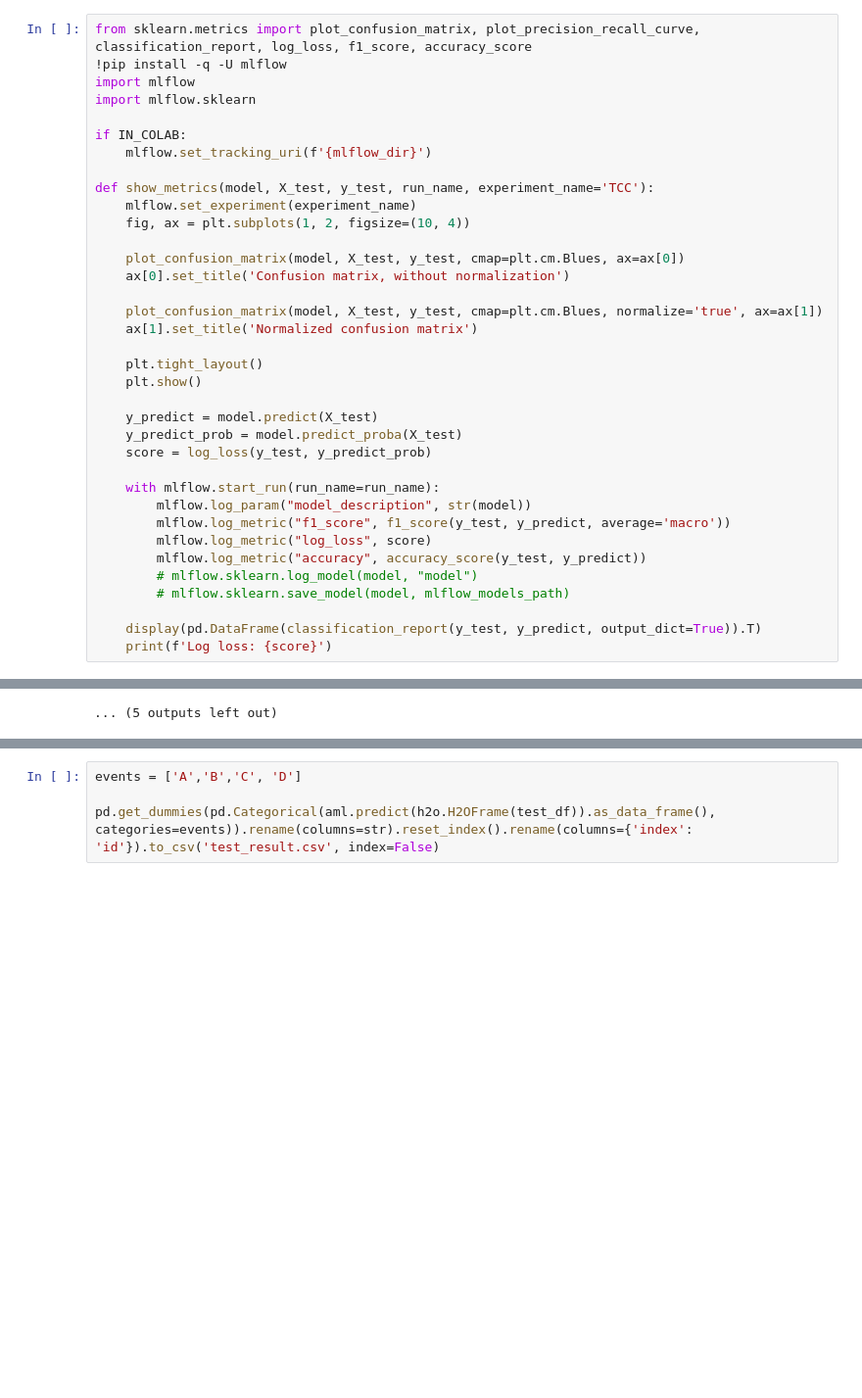
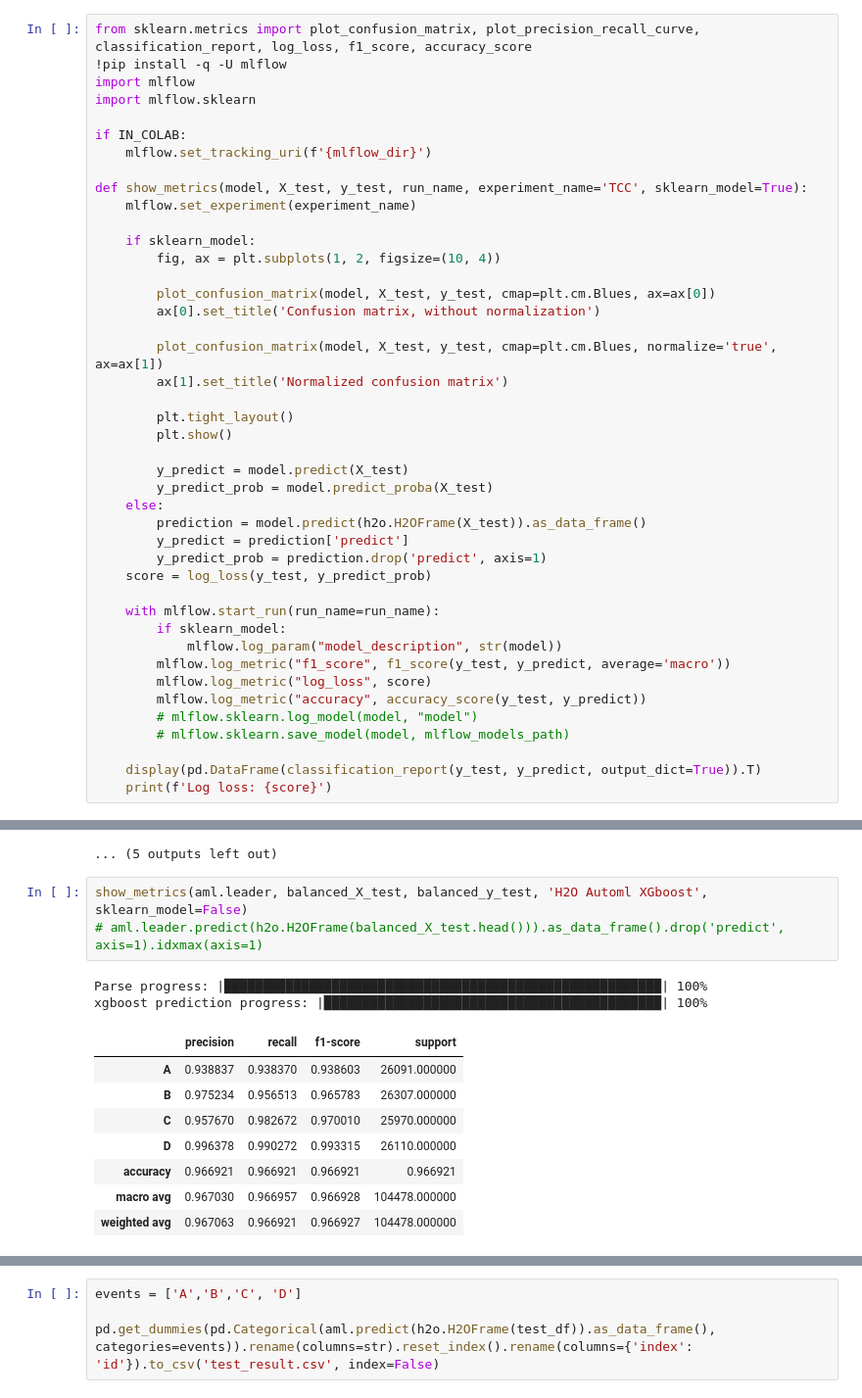
Before and after one commit to joaopamaral/tcc_puc_cdbd, a Jupyter notebook: Treinanco_Modelo_Reducing_Commercial_Aviation_Fatalities.ipynb, the cells around one changed output, grey strips where cells are left out. Shown at 98% size. Cells and saved outputs as stored; diff of their text form; blank space fills up the shorter version.

```diff
--- a/Treinanco_Modelo_Reducing_Commercial_Aviation_Fatalities.ipynb
+++ b/Treinanco_Modelo_Reducing_Commercial_Aviation_Fatalities.ipynb
@@ -114,25 +115,32 @@ import mlflow.sklearn
 if IN_COLAB:
     mlflow.set_tracking_uri(f'{mlflow_dir}')
 
-def show_metrics(model, X_test, y_test, run_name, experiment_name='TCC'):
+def show_metrics(model, X_test, y_test, run_name, experiment_name='TCC', sklearn_model=True):
     mlflow.set_experiment(experiment_name)
-    fig, ax = plt.subplots(1, 2, figsize=(10, 4))
 
-    plot_confusion_matrix(model, X_test, y_test, cmap=plt.cm.Blues, ax=ax[0])
-    ax[0].set_title('Confusion matrix, without normalization')
+    if sklearn_model:
+        fig, ax = plt.subplots(1, 2, figsize=(10, 4))
 
-    plot_confusion_matrix(model, X_test, y_test, cmap=plt.cm.Blues, normalize='true', ax=ax[1])
-    ax[1].set_title('Normalized confusion matrix')
+        plot_confusion_matrix(model, X_test, y_test, cmap=plt.cm.Blues, ax=ax[0])
+        ax[0].set_title('Confusion matrix, without normalization')
 
-    plt.tight_layout()
-    plt.show()
+        plot_confusion_matrix(model, X_test, y_test, cmap=plt.cm.Blues, normalize='true', ax=ax[1])
+        ax[1].set_title('Normalized confusion matrix')
 
-    y_predict = model.predict(X_test)
-    y_predict_prob = model.predict_proba(X_test)
+        plt.tight_layout()
+        plt.show()
+
+        y_predict = model.predict(X_test)
+        y_predict_prob = model.predict_proba(X_test)
+    else:
+        prediction = model.predict(h2o.H2OFrame(X_test)).as_data_frame()
+        y_predict = prediction['predict']
+        y_predict_prob = prediction.drop('predict', axis=1)
     score = log_loss(y_test, y_predict_prob)
 
     with mlflow.start_run(run_name=run_name):
-        mlflow.log_param("model_description", str(model))
+        if sklearn_model:
+            mlflow.log_param("model_description", str(model))
         mlflow.log_metric("f1_score", f1_score(y_test, y_predict, average='macro'))
         mlflow.log_metric("log_loss", score)
         mlflow.log_metric("accuracy", accuracy_score(y_test, y_predict))
@@ -437,3 +447,17 @@ Cross-Validation Metrics Summary:
 | 8 | r2 | 0.8167345 | 0.043217536 | 0.7956219 | 0.7957602 | 0.808126 | 0.79096353 | 0.8932009 |
 | 9 | rmse | 0.4753997 | 0.062019996 | 0.50544304 | 0.5052758 | 0.48973724 | 0.51116884 | 0.3653736 |
 ... (5 outputs left out)
+# %%
+show_metrics(aml.leader, balanced_X_test, balanced_y_test, 'H2O Automl XGboost', sklearn_model=False)
+# aml.leader.predict(h2o.H2OFrame(balanced_X_test.head())).as_data_frame().drop('predict', axis=1).idxmax(axis=1)
+# %% [output]
+Parse progress: |█████████████████████████████████████████████████████████| 100%
+xgboost prediction progress: |████████████████████████████████████████████| 100%
+|  | precision | recall | f1-score | support |
+| A | 0.938837 | 0.938370 | 0.938603 | 26091.000000 |
+| B | 0.975234 | 0.956513 | 0.965783 | 26307.000000 |
+| C | 0.957670 | 0.982672 | 0.970010 | 25970.000000 |
+| D | 0.996378 | 0.990272 | 0.993315 | 26110.000000 |
+| accuracy | 0.966921 | 0.966921 | 0.966921 | 0.966921 |
+| macro avg | 0.967030 | 0.966957 | 0.966928 | 104478.000000 |
+| weighted avg | 0.967063 | 0.966921 | 0.966927 | 104478.000000 |
```
Also changed, not shown: parts of 8 cells of this notebook.
